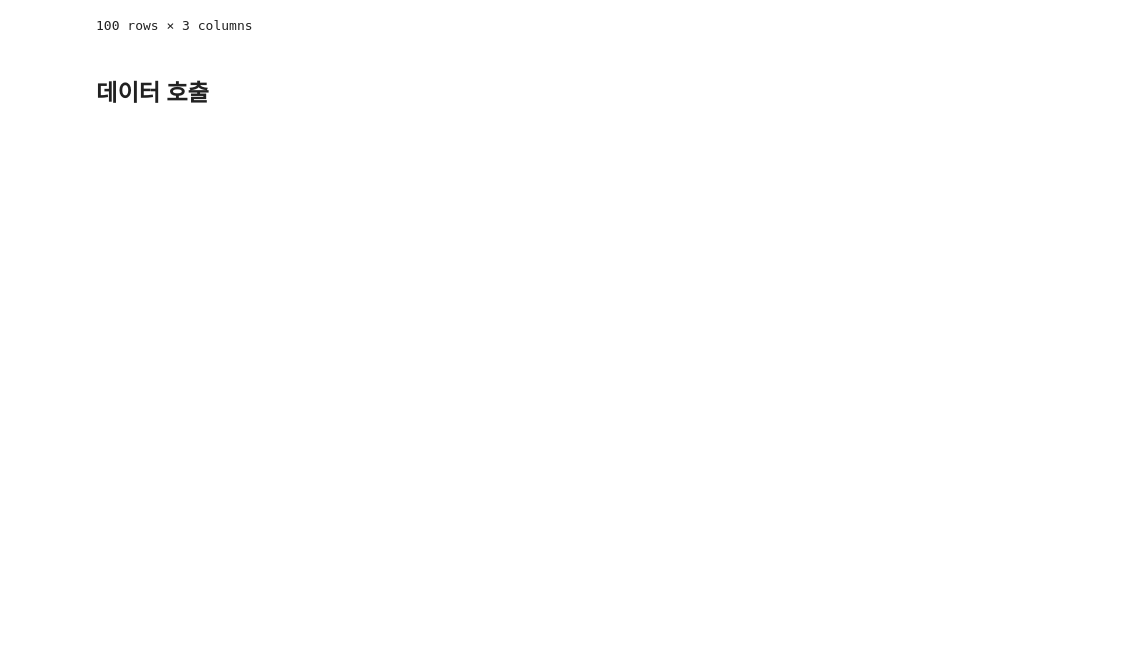
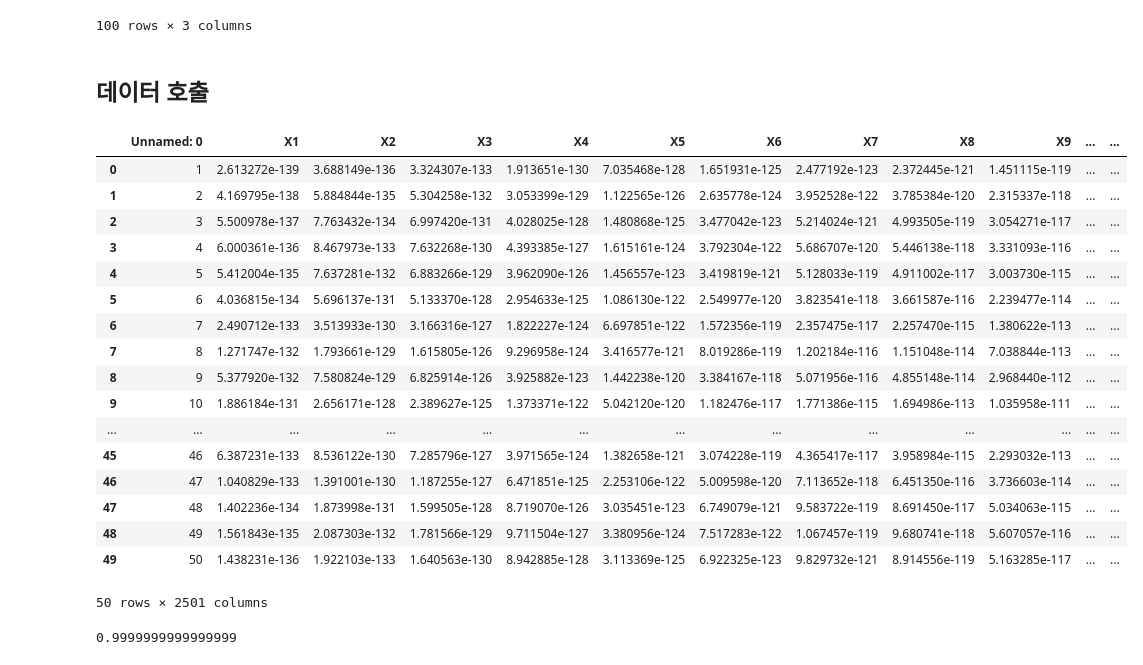
Before and after one commit to vinca0224/3D, a Jupyter notebook: trimesh.ipynb, the cells around one changed output. Cells and saved outputs as stored; diff of their text form; code cells hidden in the pictures; blank space fills up the shorter version.

```diff
--- a/trimesh.ipynb
+++ b/trimesh.ipynb
@@ -148,5 +148,26 @@ df.to_csv("../3D/data/points.csv", index=False)
 # %% [markdown]
 ## 데이터 호출
 # %%
-# dens = pd.read_csv("../3D/data/density.csv")
-# dens
+## 불러온 값은 함수값이 아님!! 밀도값임!
+## 밀도값 -> 함수값으로 변환 필요
+dens = pd.read_csv("../3D/data/density.csv")
+dens
+# %% [output]
+|  | Unnamed: 0 | X1 | X2 | X3 | X4 | X5 | X6 | X7 | X8 | X9 | ... | ... |
+| 0 | 1 | 2.613272e-139 | 3.688149e-136 | 3.324307e-133 | 1.913651e-130 | 7.035468e-128 | 1.651931e-125 | 2.477192e-123 | 2.372445e-121 | 1.451115e-119 | ... | ... |
+| 1 | 2 | 4.169795e-138 | 5.884844e-135 | 5.304258e-132 | 3.053399e-129 | 1.122565e-126 | 2.635778e-124 | 3.952528e-122 | 3.785384e-120 | 2.315337e-118 | ... | ... |
+| 2 | 3 | 5.500978e-137 | 7.763432e-134 | 6.997420e-131 | 4.028025e-128 | 1.480868e-125 | 3.477042e-123 | 5.214024e-121 | 4.993505e-119 | 3.054271e-117 | ... | ... |
+| 3 | 4 | 6.000361e-136 | 8.467973e-133 | 7.632268e-130 | 4.393385e-127 | 1.615161e-124 | 3.792304e-122 | 5.686707e-120 | 5.446138e-118 | 3.331093e-116 | ... | ... |
+| 4 | 5 | 5.412004e-135 | 7.637281e-132 | 6.883266e-129 | 3.962090e-126 | 1.456557e-123 | 3.419819e-121 | 5.128033e-119 | 4.911002e-117 | 3.003730e-115 | ... | ... |
+| 5 | 6 | 4.036815e-134 | 5.696137e-131 | 5.133370e-128 | 2.954633e-125 | 1.086130e-122 | 2.549977e-120 | 3.823541e-118 | 3.661587e-116 | 2.239477e-114 | ... | ... |
+| 6 | 7 | 2.490712e-133 | 3.513933e-130 | 3.166316e-127 | 1.822227e-124 | 6.697851e-122 | 1.572356e-119 | 2.357475e-117 | 2.257470e-115 | 1.380622e-113 | ... | ... |
+| 7 | 8 | 1.271747e-132 | 1.793661e-129 | 1.615805e-126 | 9.296958e-124 | 3.416577e-121 | 8.019286e-119 | 1.202184e-116 | 1.151048e-114 | 7.038844e-113 | ... | ... |
+| 8 | 9 | 5.377920e-132 | 7.580824e-129 | 6.825914e-126 | 3.925882e-123 | 1.442238e-120 | 3.384167e-118 | 5.071956e-116 | 4.855148e-114 | 2.968440e-112 | ... | ... |
+| 9 | 10 | 1.886184e-131 | 2.656171e-128 | 2.389627e-125 | 1.373371e-122 | 5.042120e-120 | 1.182476e-117 | 1.771386e-115 | 1.694986e-113 | 1.035958e-111 | ... | ... |
+| ... | ... | ... | ... | ... | ... | ... | ... | ... | ... | ... | ... | ... |
+| 45 | 46 | 6.387231e-133 | 8.536122e-130 | 7.285796e-127 | 3.971565e-124 | 1.382658e-121 | 3.074228e-119 | 4.365417e-117 | 3.958984e-115 | 2.293032e-113 | ... | ... |
+| 46 | 47 | 1.040829e-133 | 1.391001e-130 | 1.187255e-127 | 6.471851e-125 | 2.253106e-122 | 5.009598e-120 | 7.113652e-118 | 6.451350e-116 | 3.736603e-114 | ... | ... |
+| 47 | 48 | 1.402236e-134 | 1.873998e-131 | 1.599505e-128 | 8.719070e-126 | 3.035451e-123 | 6.749079e-121 | 9.583722e-119 | 8.691450e-117 | 5.034063e-115 | ... | ... |
+| 48 | 49 | 1.561843e-135 | 2.087303e-132 | 1.781566e-129 | 9.711504e-127 | 3.380956e-124 | 7.517283e-122 | 1.067457e-119 | 9.680741e-118 | 5.607057e-116 | ... | ... |
+| 49 | 50 | 1.438231e-136 | 1.922103e-133 | 1.640563e-130 | 8.942885e-128 | 3.113369e-125 | 6.922325e-123 | 9.829732e-121 | 8.914556e-119 | 5.163285e-117 | ... | ... |
+50 rows × 2501 columns
@@ -152,0 +176,7 @@ df.to_csv("../3D/data/points.csv", index=False)
+# %%
+pdf = dens/total
+# pdf
+# type(pdf)
+pdf.sum().sum()
+# %% [output]
+0.9999999999999999
```
Also changed, not shown: parts of 9 cells of this notebook, 4 other files.
